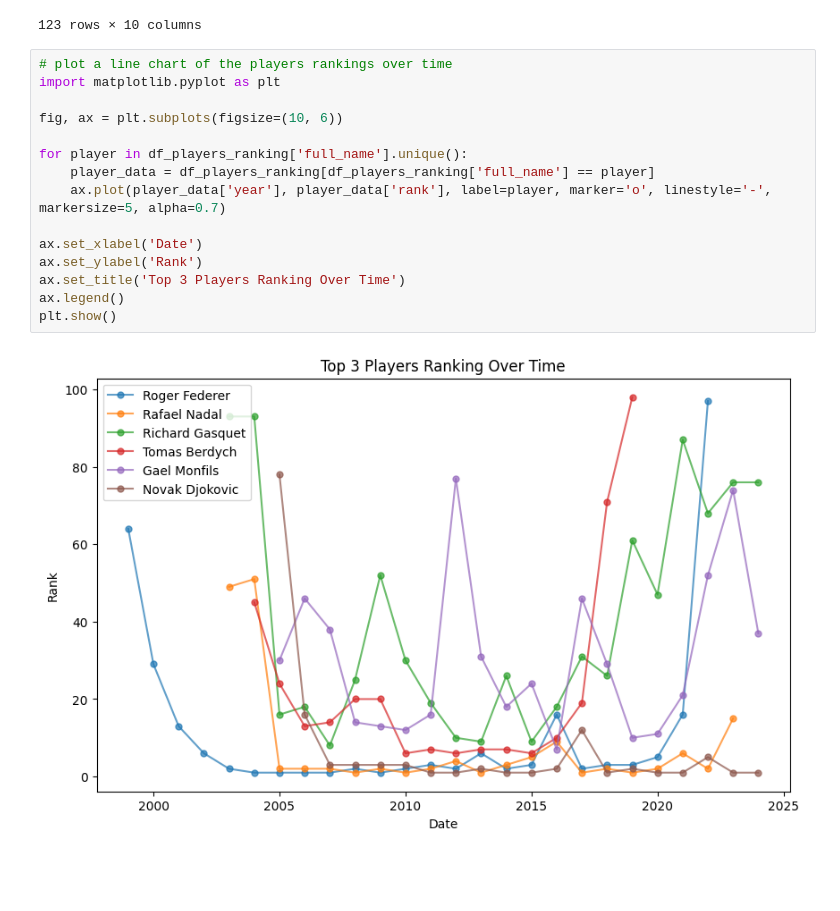
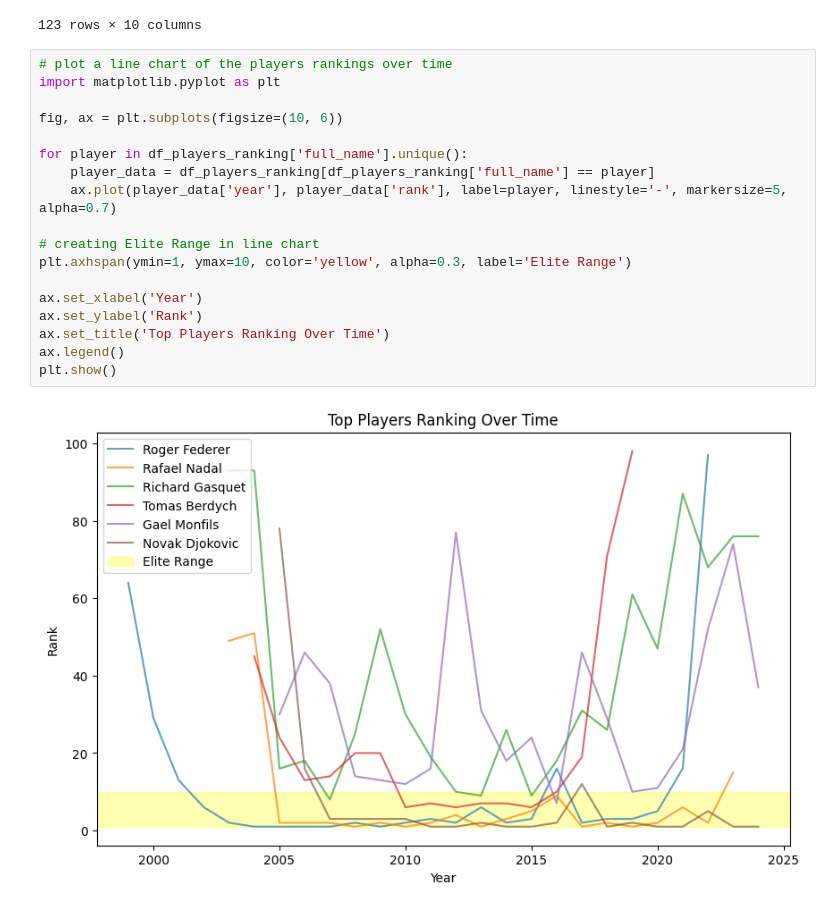
Before and after one commit to jtvon/2025-spring-B2, a Jupyter notebook: OMDS-ModB2-Week02-vonSeggern-John.ipynb, the cells around one changed output. Drawn from its saved outputs; the diff is of its cells as text; blank space fills up the shorter version.

```diff
--- a/OMDS-ModB2-Week02-vonSeggern-John.ipynb
+++ b/OMDS-ModB2-Week02-vonSeggern-John.ipynb
@@ -411,17 +411,20 @@ df_players_ranking
 # %%
 # plot a line chart of the players rankings over time
 import matplotlib.pyplot as plt
 
 fig, ax = plt.subplots(figsize=(10, 6))
 
 for player in df_players_ranking['full_name'].unique():
     player_data = df_players_ranking[df_players_ranking['full_name'] == player]
-    ax.plot(player_data['year'], player_data['rank'], label=player, marker='o', linestyle='-', markersize=5, alpha=0.7)
+    ax.plot(player_data['year'], player_data['rank'], label=player, linestyle='-', markersize=5, alpha=0.7)
 
-ax.set_xlabel('Date')
+# creating Elite Range in line chart
+plt.axhspan(ymin=1, ymax=10, color='yellow', alpha=0.3, label='Elite Range')
+
+ax.set_xlabel('Year')
 ax.set_ylabel('Rank')
-ax.set_title('Top 3 Players Ranking Over Time')
+ax.set_title('Top Players Ranking Over Time')
 ax.legend()
 plt.show()
 # %% [output]
-[figure, old version]
+[figure, new version]
```
